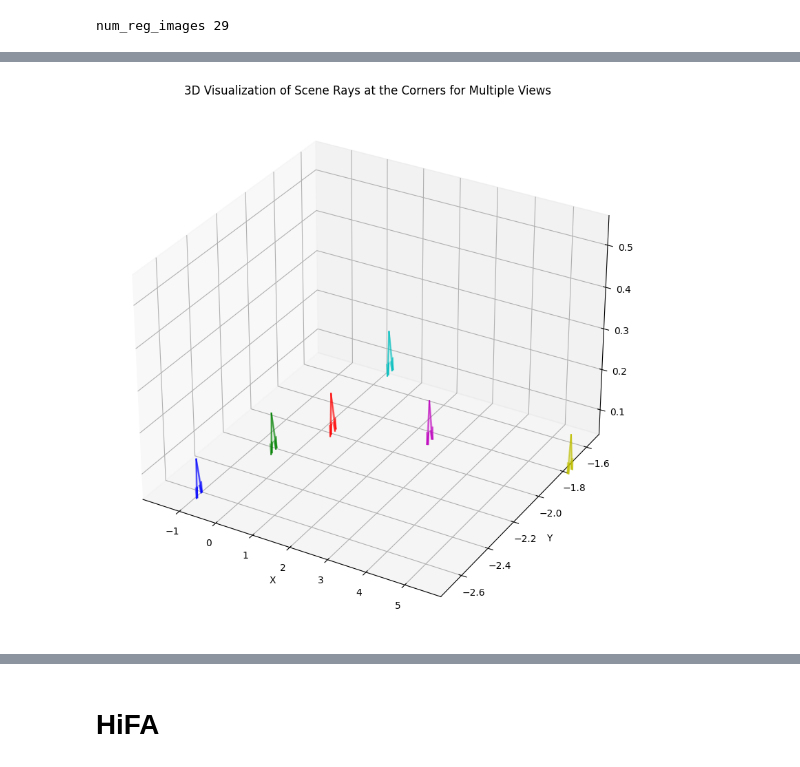
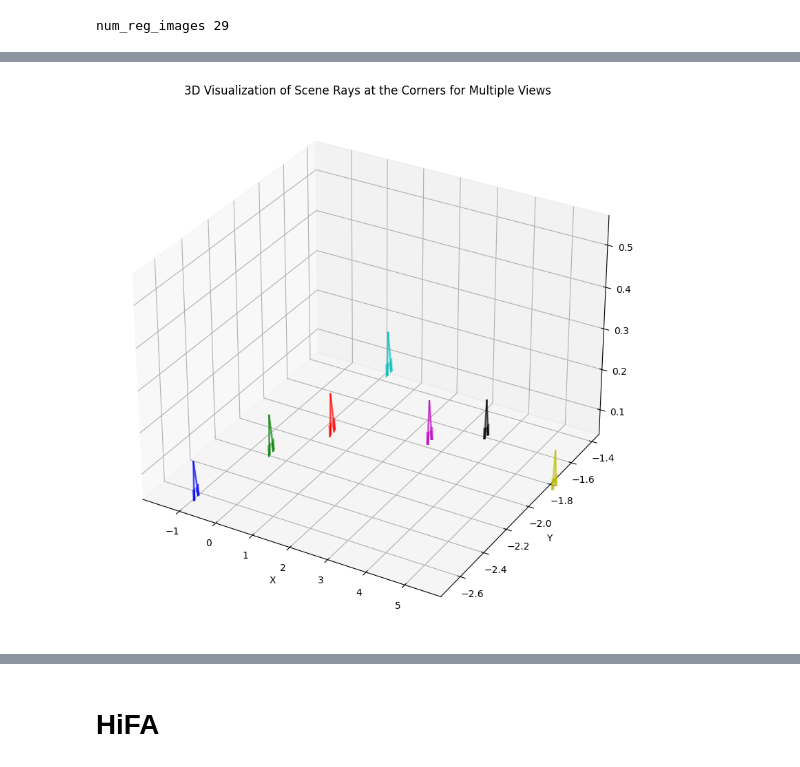
Before and after one commit to JTStephens18/instant_ngp_test, a Jupyter notebook: InstantNGP_Test.ipynb, the cells around one changed output, grey strips where cells are left out. Drawn from its saved outputs; the diff is of its cells as text; code cells hidden in the pictures.

```diff
--- a/InstantNGP_Test.ipynb
+++ b/InstantNGP_Test.ipynb
@@ -47,3 +46,5 @@ device = "cpu"
+# %%
+device = torch.device("cuda" if torch.cuda.is_available() else "cpu")
 # %%
 class NGP(torch.nn.Module):
 
@@ -445,6 +541,6 @@ tensor([[ 9.9413e-01,  3.8886e-02, -1.0097e-01, -1.5089e+00],
 # %%
-W = 256
-H = 256
+W = images_tensor.shape[2]
+H = images_tensor.shape[3]
 
 view_idx = 0
 
@@ -540,45 +559,50 @@ plt.show()
 # %%
-view_indices = [0, 1, 2, 3, 4, 5]  # List of view indices to visualize
+def plot_rays(view_indices, scene_rays_o, scene_rays_d):
 
-# Compute scene_rays_d and scene_rays_o for all views
-scene_rays_d = torch.zeros((C2W.shape[0], W, H, 3))
-scene_rays_o = torch.zeros((C2W.shape[0], W, H, 3))
+  view_indices = [0, 1, 2, 3, 4, 5, 6]  # List of view indices to visualize
 
-u, v = torch.meshgrid(torch.arange(W), torch.arange(H), indexing='ij')
-dirs = torch.stack((v - W / 2, -(u - H / 2.), - torch.ones_like(u) * focal_length), axis=-1)
+  W = scene_rays_o.shape[2]
+  H = scene_rays_o.shape[3]
 
-for view_idx in range(C2W.shape[0]):
-    dirs_transformed = (C2W[view_idx, :3, :3] @ dirs[..., None]).squeeze(-1)
-    scene_rays_d[view_idx] = dirs_transformed / torch.norm(dirs_transformed, dim=-1, keepdim=True)
-    scene_rays_o[view_idx] = torch.zeros_like(scene_rays_d[view_idx]) + C2W[view_idx, :3, 3]
+  # # Compute scene_rays_d and scene_rays_o for all views
+  # scene_rays_d = torch.zeros((C2W.shape[0], W, H, 3))
+  # scene_rays_o = torch.zeros((C2W.shape[0], W, H, 3))
 
-# Select the four corners
-corner_indices = [(0, 0), (0, W-1), (H-1, 0), (H-1, W-1)]
+  # u, v = torch.meshgrid(torch.arange(W), torch.arange(H), indexing='ij')
+  # dirs = torch.stack((v - W / 2, -(u - H / 2.), - torch.ones_like(u) * focal_length), axis=-1)
 
-# Create a 3D plot to visualize the rays at the corners for multiple views
-fig = plt.figure(figsize=(10, 10))
-ax = fig.add_subplot(111, projection='3d')
+  # for view_idx in range(C2W.shape[0]):
+  #     dirs_transformed = (C2W[view_idx, :3, :3] @ dirs[..., None]).squeeze(-1)
+  #     scene_rays_d[view_idx] = dirs_transformed / torch.norm(dirs_transformed, dim=-1, keepdim=True)
+  #     scene_rays_o[view_idx] = torch.zeros_like(scene_rays_d[view_idx]) + C2W[view_idx, :3, 3]
 
-colors = ['b', 'g', 'r', 'c', 'm', 'y', 'k']  # Different colors for different views
+  # Select the four corners
+  corner_indices = [(0, 0), (0, W-1), (H-1, 0), (H-1, W-1)]
 
-for i, view_idx in enumerate(view_indices):
-    origins = [scene_rays_o[view_idx, w, h].numpy() for w, h in corner_indices]
-    directions = [scene_rays_d[view_idx, w, h].numpy() for w, h in corner_indices]
+  # Create a 3D plot to visualize the rays at the corners for multiple views
+  fig = plt.figure(figsize=(10, 10))
+  ax = fig.add_subplot(111, projection='3d')
 
-    # Plot rays for the current view
-    for origin, direction in zip(origins, directions):
-        ax.quiver(
-            origin[0], origin[1], origin[2],
-            direction[0], direction[1], direction[2],
-            length=0.1, normalize=True, color=colors[i % len(colors)], alpha=0.5
-        )
+  colors = ['b', 'g', 'r', 'c', 'm', 'y', 'k']  # Different colors for different views
 
-# Set labels and title
-ax.set_xlabel('X')
-ax.set_ylabel('Y')
-ax.set_zlabel('Z')
-ax.set_title('3D Visualization of Scene Rays at the Corners for Multiple Views')
+  for i, view_idx in enumerate(view_indices):
+      origins = [scene_rays_o[view_idx, w, h].numpy() for w, h in corner_indices]
+      directions = [scene_rays_d[view_idx, w, h].numpy() for w, h in corner_indices]
 
-# Show plot
-plt.show()
+      # Plot rays for the current view
+      for origin, direction in zip(origins, directions):
+          ax.quiver(
+              origin[0], origin[1], origin[2],
+              direction[0], direction[1], direction[2],
+              length=0.1, normalize=True, color=colors[i % len(colors)], alpha=0.5
+          )
+
+  # Set labels and title
+  ax.set_xlabel('X')
+  ax.set_ylabel('Y')
+  ax.set_zlabel('Z')
+  ax.set_title('3D Visualization of Scene Rays at the Corners for Multiple Views')
+
+  # Show plot
+  plt.show()
 # %% [output]
@@ -585 +626 @@ plt.show()
-[figure, old version]
+[figure, new version]
```
Also changed, not shown: parts of 24 cells of this notebook.
